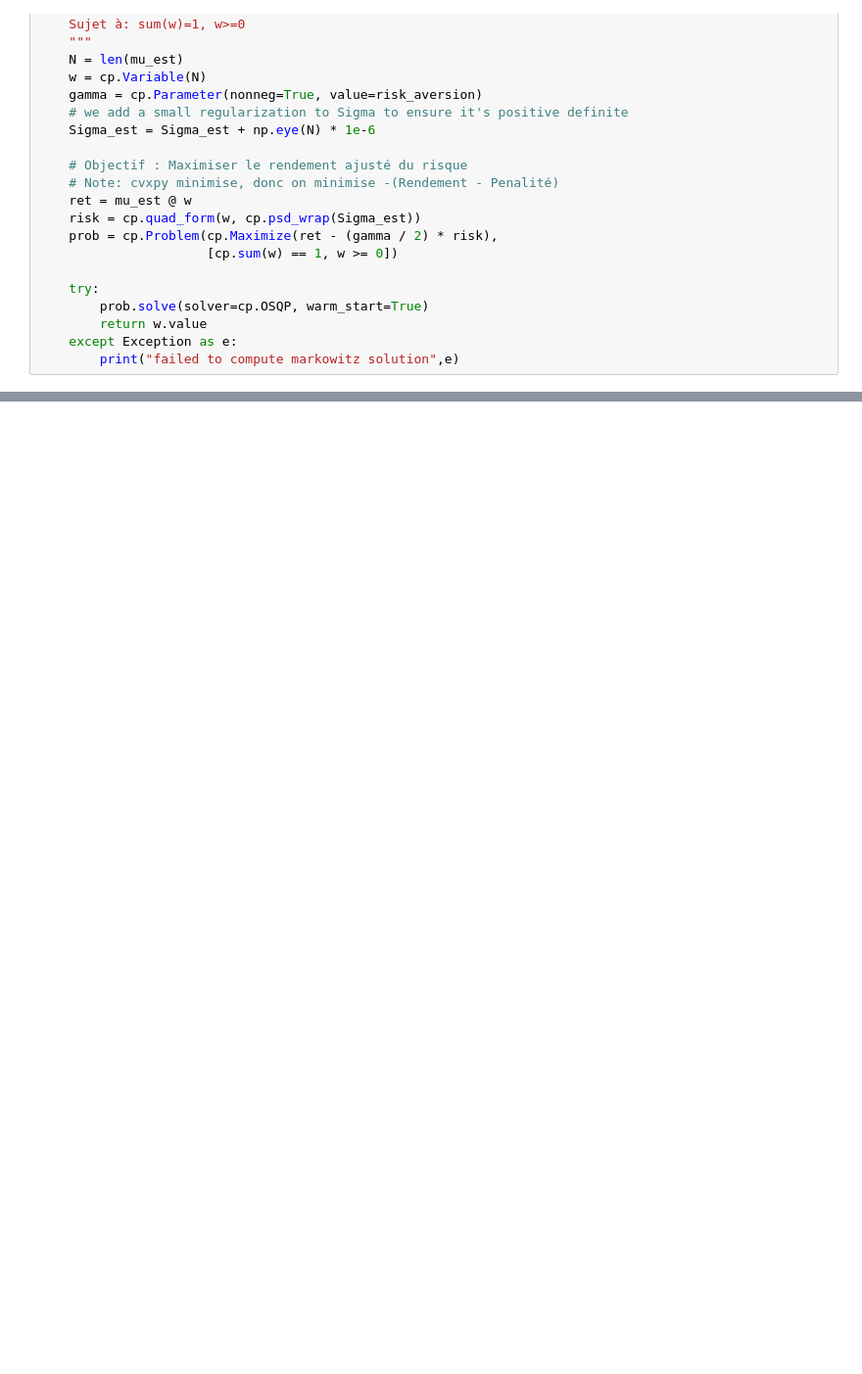
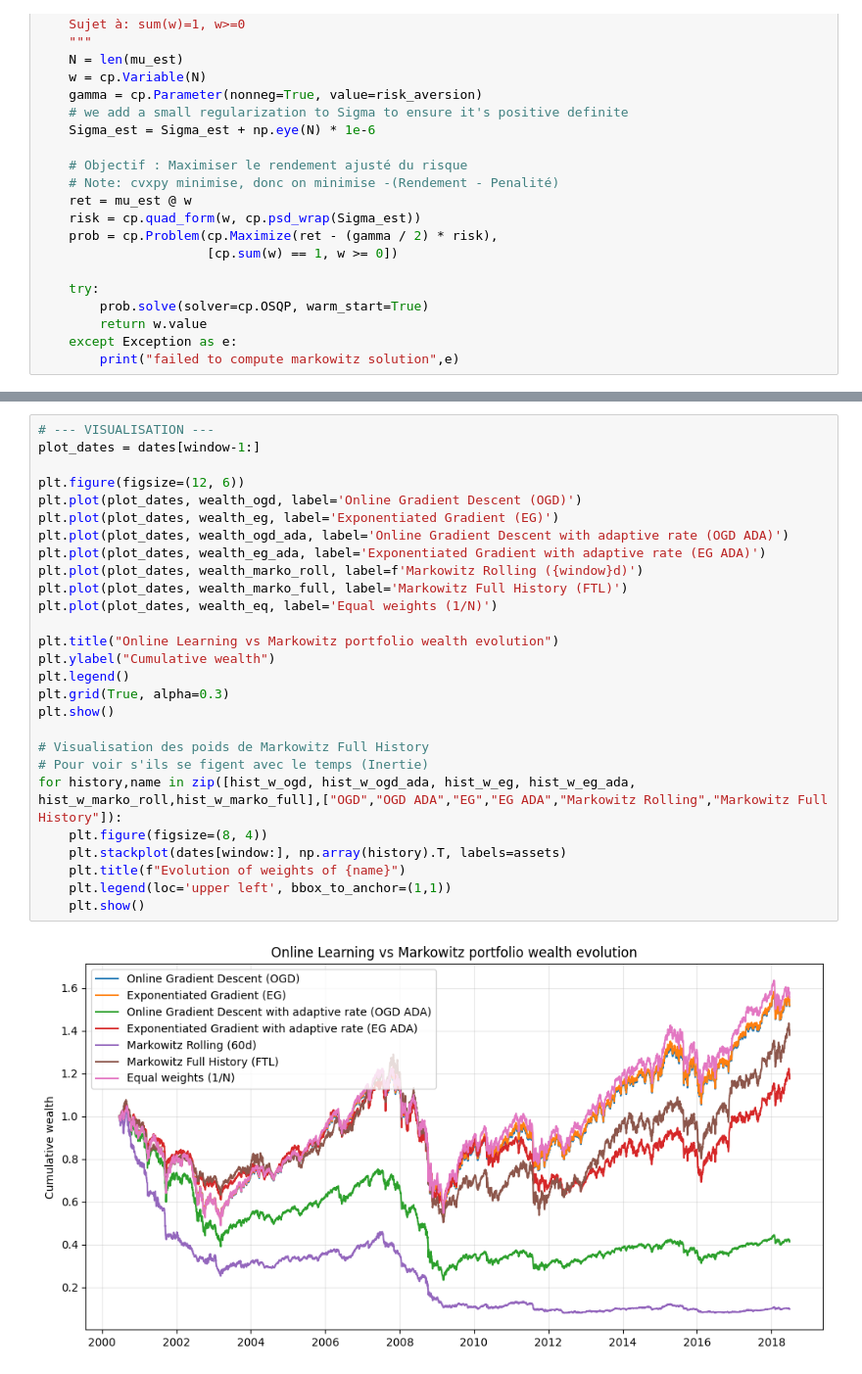
Before and after one commit to jeanlouvaleau/Online-Learning-for-Portfolio-Selection-with-volatility-constraints-, a Jupyter notebook: notebook.ipynb, the cells around one changed output, grey strips where cells are left out. Shown at 98% size. Cells and saved outputs as stored; diff of their text form; blank space fills up the shorter version.

```diff
--- a/notebook.ipynb
+++ b/notebook.ipynb
@@ -256,3 +342,32 @@ for t in tqdm(range(window, T)):
     mu_full = np.mean(returns[:idx_end], axis=0)
     sigma_full = np.mean(covs[:idx_end], axis=0)
     w_marko_full = solve_qp(mu_full, sigma_full, lambda_reg)
+# %%
+# --- VISUALISATION ---
+plot_dates = dates[window-1:]
+
+plt.figure(figsize=(12, 6))
+plt.plot(plot_dates, wealth_ogd, label='Online Gradient Descent (OGD)')
+plt.plot(plot_dates, wealth_eg, label='Exponentiated Gradient (EG)')
+plt.plot(plot_dates, wealth_ogd_ada, label='Online Gradient Descent with adaptive rate (OGD ADA)')
+plt.plot(plot_dates, wealth_eg_ada, label='Exponentiated Gradient with adaptive rate (EG ADA)')
+plt.plot(plot_dates, wealth_marko_roll, label=f'Markowitz Rolling ({window}d)')
+plt.plot(plot_dates, wealth_marko_full, label='Markowitz Full History (FTL)')
+plt.plot(plot_dates, wealth_eq, label='Equal weights (1/N)')
+
+plt.title("Online Learning vs Markowitz portfolio wealth evolution")
+plt.ylabel("Cumulative wealth")
+plt.legend()
+plt.grid(True, alpha=0.3)
+plt.show()
+
+# Visualisation des poids de Markowitz Full History
+# Pour voir s'ils se figent avec le temps (Inertie)
+for history,name in zip([hist_w_ogd, hist_w_ogd_ada, hist_w_eg, hist_w_eg_ada, hist_w_marko_roll,hist_w_marko_full],["OGD","OGD ADA","EG","EG ADA","Markowitz Rolling","Markowitz Full History"]):
+    plt.figure(figsize=(8, 4))
+    plt.stackplot(dates[window:], np.array(history).T, labels=assets)
+    plt.title(f"Evolution of weights of {name}")
+    plt.legend(loc='upper left', bbox_to_anchor=(1,1))
+    plt.show()
+# %% [output]
+[figure, added]
```
Also changed, not shown: parts of 6 cells of this notebook.
